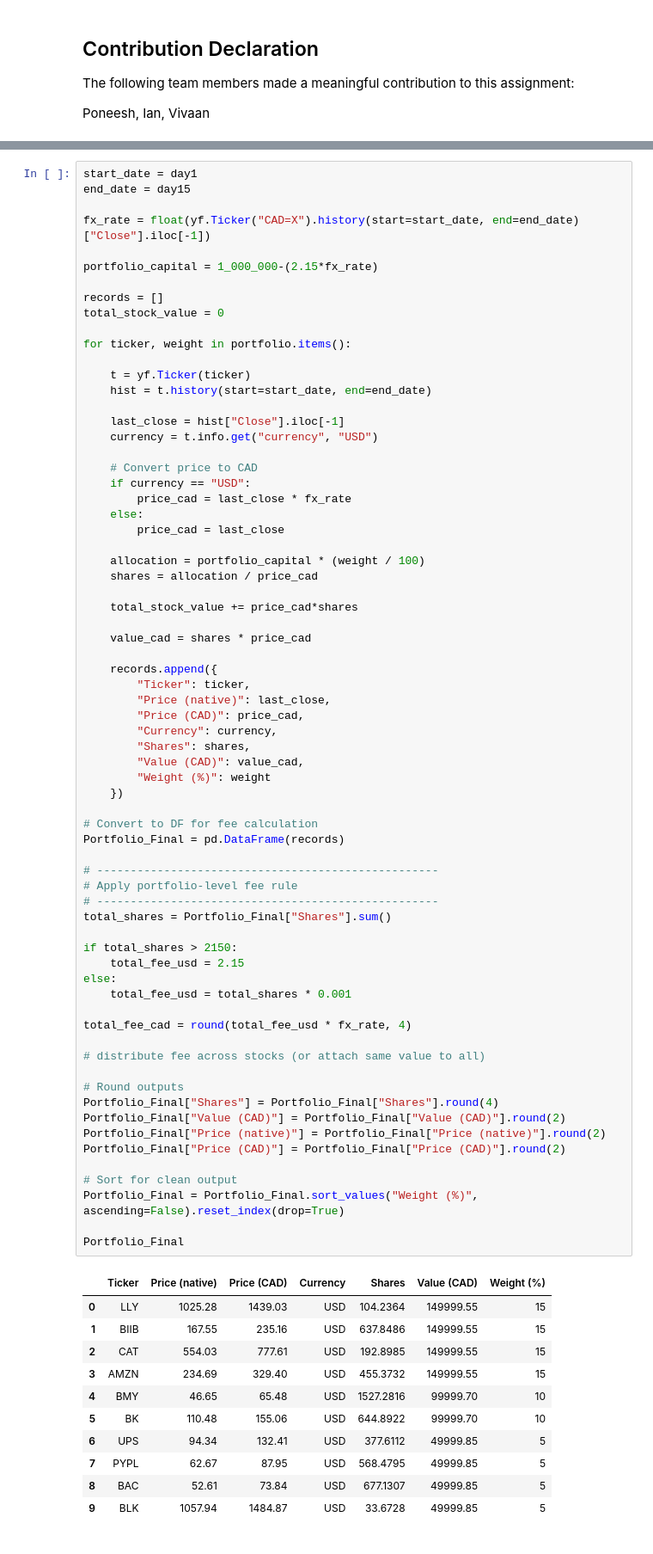
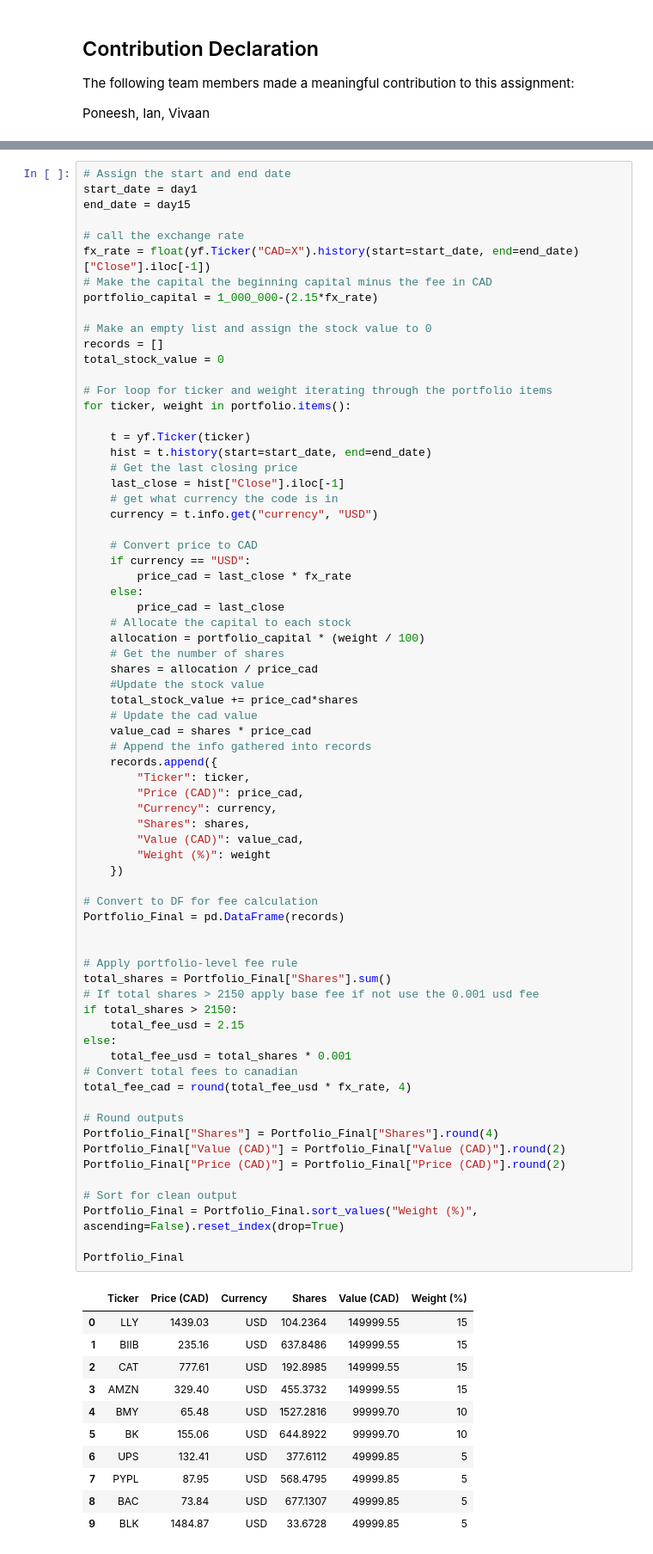
Before and after one commit to IanLeung12/CFM-Group-Project, a Jupyter notebook: Team_18_Assignment.ipynb, the cells around one changed output, grey strips where cells are left out. Shown at 86% size. Saved outputs shown, nothing was run; the diff lists cells and outputs as text.

```diff
--- a/Team_18_Assignment.ipynb
+++ b/Team_18_Assignment.ipynb
@@ -325,20 +364,25 @@ industries
 # %%
+# Assign the start and end date
 start_date = day1
 end_date = day15
 
+# call the exchange rate
 fx_rate = float(yf.Ticker("CAD=X").history(start=start_date, end=end_date)["Close"].iloc[-1])
-
+# Make the capital the beginning capital minus the fee in CAD
 portfolio_capital = 1_000_000-(2.15*fx_rate)
 
+# Make an empty list and assign the stock value to 0
 records = []
 total_stock_value = 0
 
+# For loop for ticker and weight iterating through the portfolio items
 for ticker, weight in portfolio.items():
 
     t = yf.Ticker(ticker)
     hist = t.history(start=start_date, end=end_date)
-
+    # Get the last closing price
     last_close = hist["Close"].iloc[-1]
+    # get what currency the code is in
     currency = t.info.get("currency", "USD")
 
     # Convert price to CAD
@@ -346,61 +390,57 @@ for ticker, weight in portfolio.items():
         price_cad = last_close * fx_rate
     else:
         price_cad = last_close
-
+    # Allocate the capital to each stock
     allocation = portfolio_capital * (weight / 100)
+    # Get the number of shares
     shares = allocation / price_cad
-
+    #Update the stock value
     total_stock_value += price_cad*shares
-
+    # Update the cad value
     value_cad = shares * price_cad
-
+    # Append the info gathered into records
     records.append({
         "Ticker": ticker,
-        "Price (native)": last_close,
         "Price (CAD)": price_cad,
         "Currency": currency,
         "Shares": shares,
         "Value (CAD)": value_cad,
         "Weight (%)": weight
     })
 
 # Convert to DF for fee calculation
 Portfolio_Final = pd.DataFrame(records)
 
-# ---------------------------------------------------
+
 # Apply portfolio-level fee rule
-# ---------------------------------------------------
 total_shares = Portfolio_Final["Shares"].sum()
-
+# If total shares > 2150 apply base fee if not use the 0.001 usd fee
 if total_shares > 2150:
     total_fee_usd = 2.15
 else:
     total_fee_usd = total_shares * 0.001
-
+# Convert total fees to canadian
 total_fee_cad = round(total_fee_usd * fx_rate, 4)
-
-# distribute fee across stocks (or attach same value to all)
 
 # Round outputs
 Portfolio_Final["Shares"] = Portfolio_Final["Shares"].round(4)
 Portfolio_Final["Value (CAD)"] = Portfolio_Final["Value (CAD)"].round(2)
-Portfolio_Final["Price (native)"] = Portfolio_Final["Price (native)"].round(2)
 Portfolio_Final["Price (CAD)"] = Portfolio_Final["Price (CAD)"].round(2)
 
 # Sort for clean output
 Portfolio_Final = Portfolio_Final.sort_values("Weight (%)", ascending=False).reset_index(drop=True)
 
 Portfolio_Final
 # %% [output]
-|  | Ticker | Price (native) | Price (CAD) | Currency | Shares | Value (CAD) | Weight (%) |
-| 0 | LLY | 1025.28 | 1439.03 | USD | 104.2364 | 149999.55 | 15 |
-| 1 | BIIB | 167.55 | 235.16 | USD | 637.8486 | 149999.55 | 15 |
-| 2 | CAT | 554.03 | 777.61 | USD | 192.8985 | 149999.55 | 15 |
-| 3 | AMZN | 234.69 | 329.40 | USD | 455.3732 | 149999.55 | 15 |
-| 4 | BMY | 46.65 | 65.48 | USD | 1527.2816 | 99999.70 | 10 |
-| 5 | BK | 110.48 | 155.06 | USD | 644.8922 | 99999.70 | 10 |
-| 6 | UPS | 94.34 | 132.41 | USD | 377.6112 | 49999.85 | 5 |
-| 7 | PYPL | 62.67 | 87.95 | USD | 568.4795 | 49999.85 | 5 |
-| 8 | BAC | 52.61 | 73.84 | USD | 677.1307 | 49999.85 | 5 |
-| 9 | BLK | 1057.94 | 1484.87 | USD | 33.6728 | 49999.85 | 5 |
+|  | Ticker | Price (CAD) | Currency | Shares | Value (CAD) | Weight (%) |
+| 0 | LLY | 1439.03 | USD | 104.2364 | 149999.55 | 15 |
+| 1 | BIIB | 235.16 | USD | 637.8486 | 149999.55 | 15 |
+| 2 | CAT | 777.61 | USD | 192.8985 | 149999.55 | 15 |
+| 3 | AMZN | 329.40 | USD | 455.3732 | 149999.55 | 15 |
+| 4 | BMY | 65.48 | USD | 1527.2816 | 99999.70 | 10 |
+| 5 | BK | 155.06 | USD | 644.8922 | 99999.70 | 10 |
+| 6 | UPS | 132.41 | USD | 377.6112 | 49999.85 | 5 |
+| 7 | PYPL | 87.95 | USD | 568.4795 | 49999.85 | 5 |
+| 8 | BAC | 73.84 | USD | 677.1307 | 49999.85 | 5 |
+| 9 | BLK | 1484.87 | USD | 33.6728 | 49999.85 | 5 |
 # %%
```
Also changed, not shown: parts of 15 cells of this notebook.
